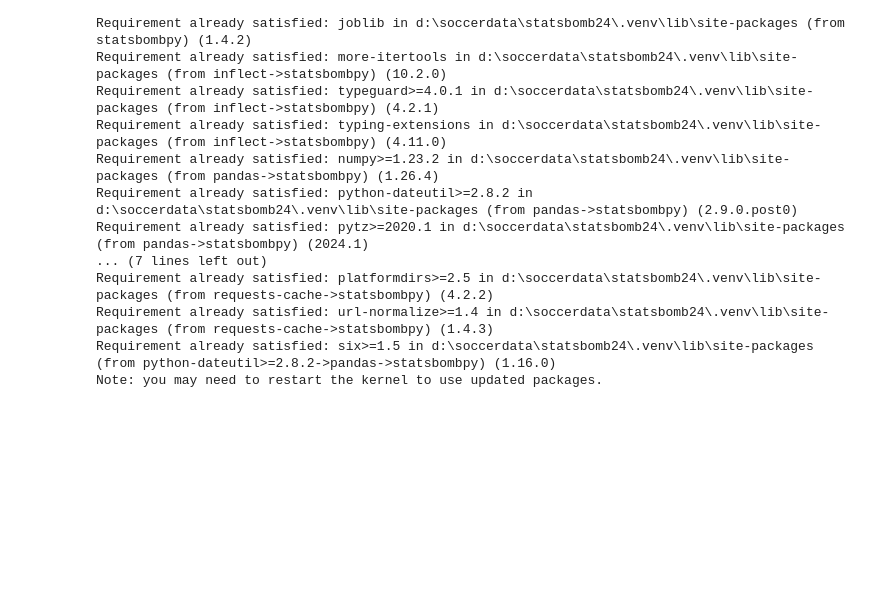
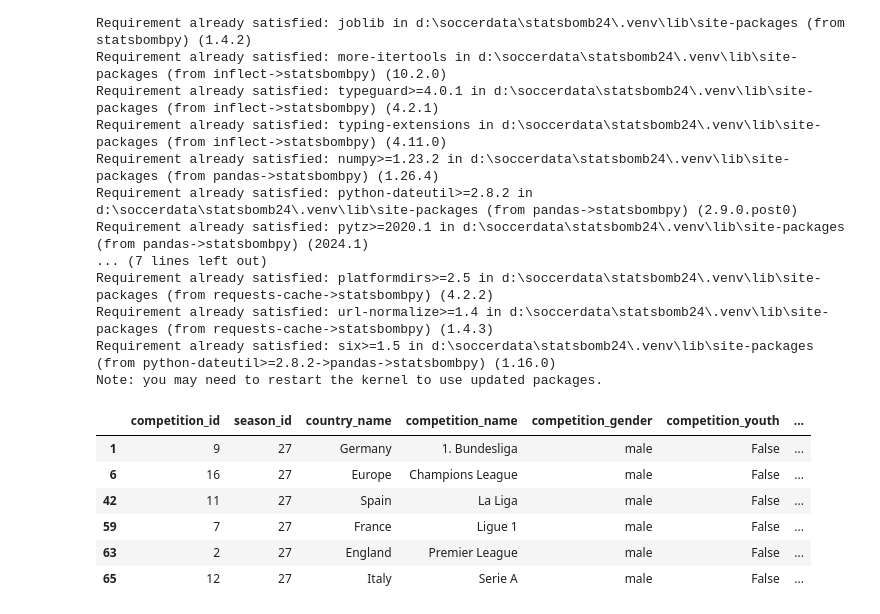
Before and after one commit to conormalone/StatsBomb24, a Jupyter notebook: Substitute_Working.ipynb, the cells around one changed output. Saved outputs shown, nothing was run; the diff lists cells and outputs as text; code cells hidden in the pictures; blank space fills up the shorter version.

```diff
--- a/Substitute_Working.ipynb
+++ b/Substitute_Working.ipynb
@@ -26 +55,13 @@ import numpy as np
+# %%
+all_comps = sb.competitions()
+comps = all_comps[all_comps.season_name=="2015/2016"]
+comps
+# %% [output]
+|  | competition_id | season_id | country_name | competition_name | competition_gender | competition_youth | ... |
+| 1 | 9 | 27 | Germany | 1. Bundesliga | male | False | ... |
+| 6 | 16 | 27 | Europe | Champions League | male | False | ... |
+| 42 | 11 | 27 | Spain | La Liga | male | False | ... |
+| 59 | 7 | 27 | France | Ligue 1 | male | False | ... |
+| 63 | 2 | 27 | England | Premier League | male | False | ... |
+| 65 | 12 | 27 | Italy | Serie A | male | False | ... |
 # %%
```
Also changed, not shown: parts of 17 cells of this notebook.
